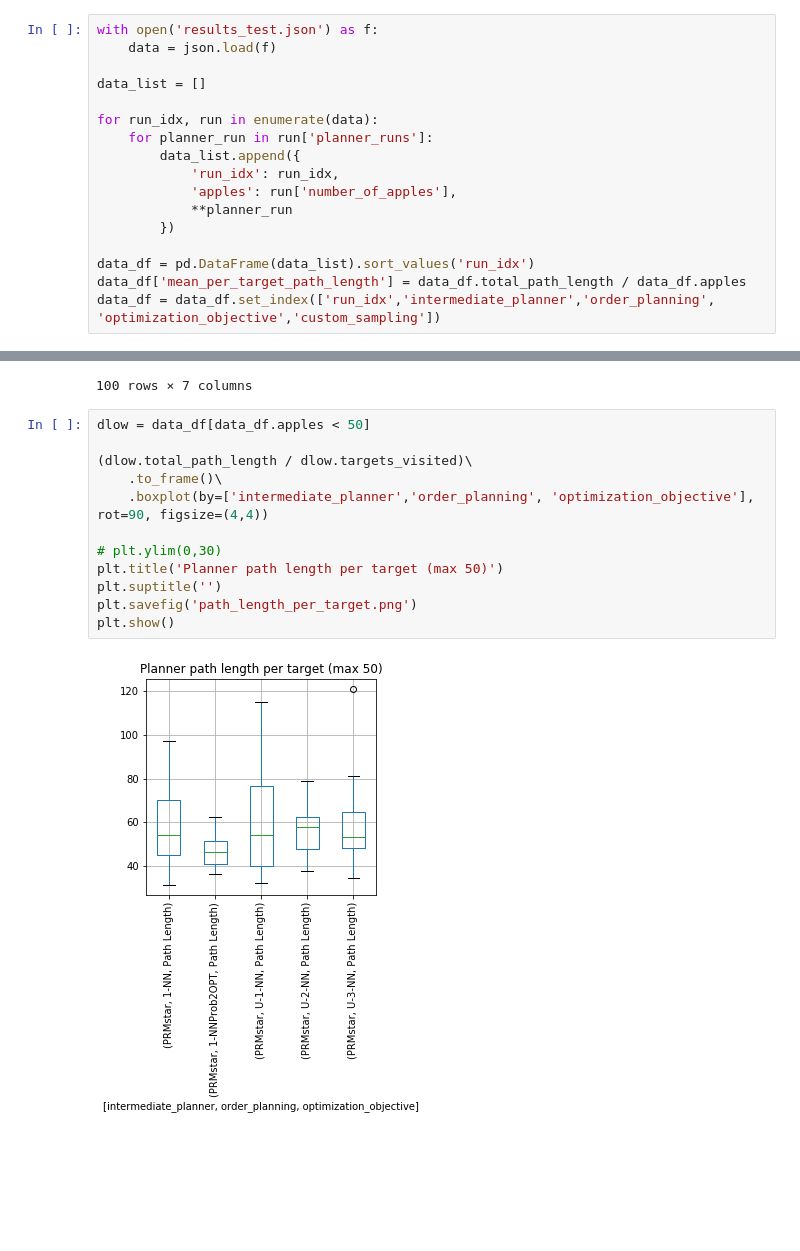
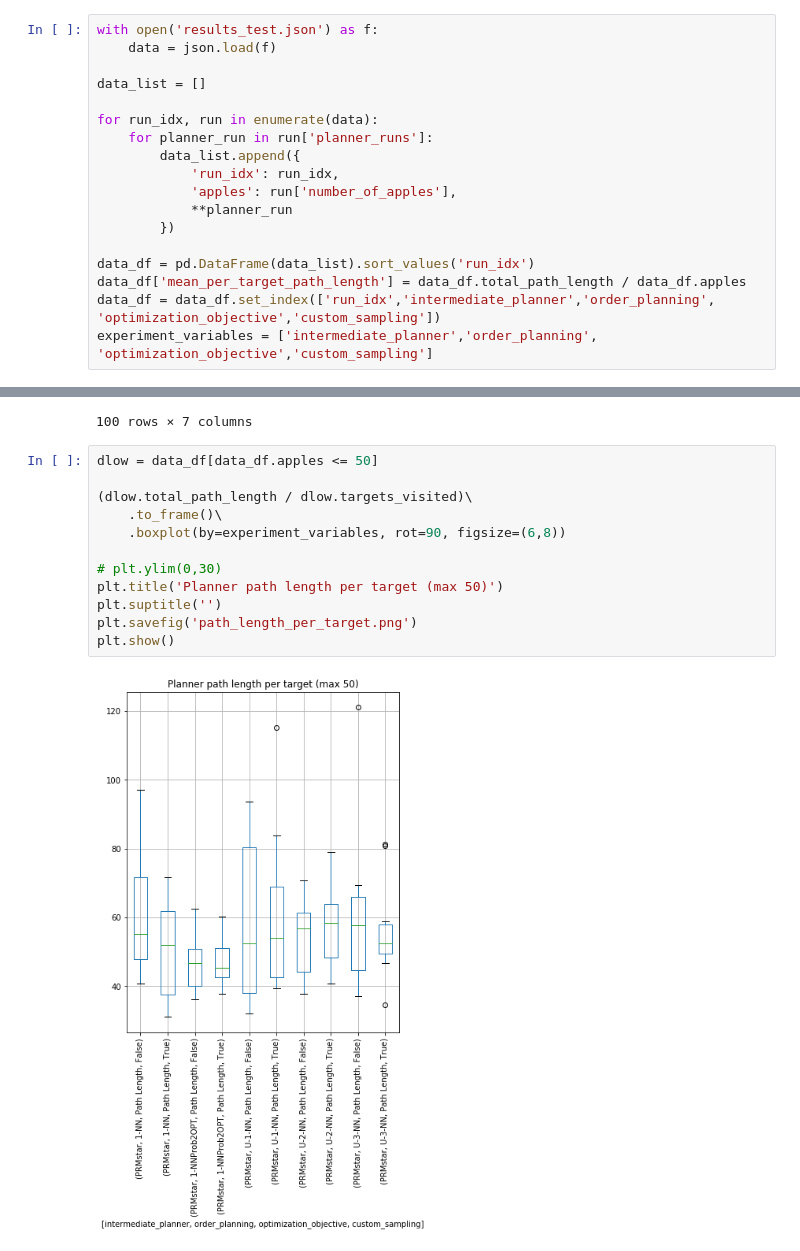
Before and after one commit to werner291/Multigoal-Orchard-Drone-Planning-Library, a Jupyter notebook: analysis/Performance Analysis.ipynb, the cells around one changed output, grey strips where cells are left out. Saved outputs shown, nothing was run; the diff lists cells and outputs as text; blank space fills up the shorter version.

```diff
--- a/analysis/Performance Analysis.ipynb
+++ b/analysis/Performance Analysis.ipynb
@@ -21,6 +21,7 @@ for run_idx, run in enumerate(data):
 data_df = pd.DataFrame(data_list).sort_values('run_idx')
 data_df['mean_per_target_path_length'] = data_df.total_path_length / data_df.apples
 data_df = data_df.set_index(['run_idx','intermediate_planner','order_planning', 'optimization_objective','custom_sampling'])
+experiment_variables = ['intermediate_planner','order_planning', 'optimization_objective','custom_sampling']
 # %%
 data_df
 # %% [output]
@@ -68,19 +69,19 @@ data_df[data_df.apples < 50]
 |  |  | U-3-NN | Path Length | True | 5 | ... |
 100 rows × 7 columns
 # %%
-dlow = data_df[data_df.apples < 50]
+dlow = data_df[data_df.apples <= 50]
 
 (dlow.total_path_length / dlow.targets_visited)\
     .to_frame()\
-    .boxplot(by=['intermediate_planner','order_planning', 'optimization_objective'], rot=90, figsize=(4,4))
+    .boxplot(by=experiment_variables, rot=90, figsize=(6,8))
 
 # plt.ylim(0,30)
 plt.title('Planner path length per target (max 50)')
 plt.suptitle('')
 plt.savefig('path_length_per_target.png')
 plt.show()
 # %% [output]
-[figure, old version]
+[figure, new version]
 # %%
 (data_df.unique_leaves_collided / data_df.targets_visited)\
     .to_frame()\
```
Also changed, not shown: parts of 3 cells of this notebook, 9 other files.
